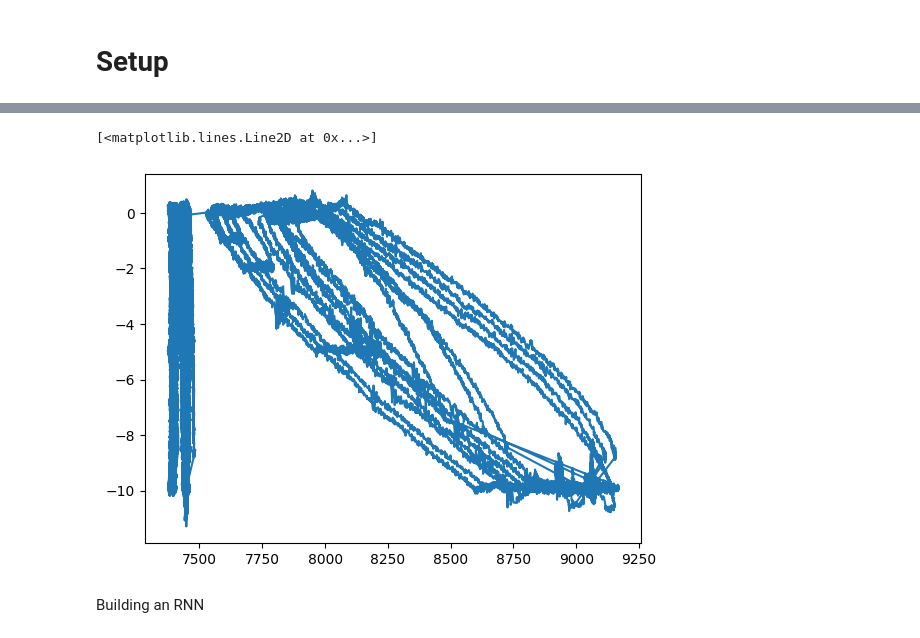
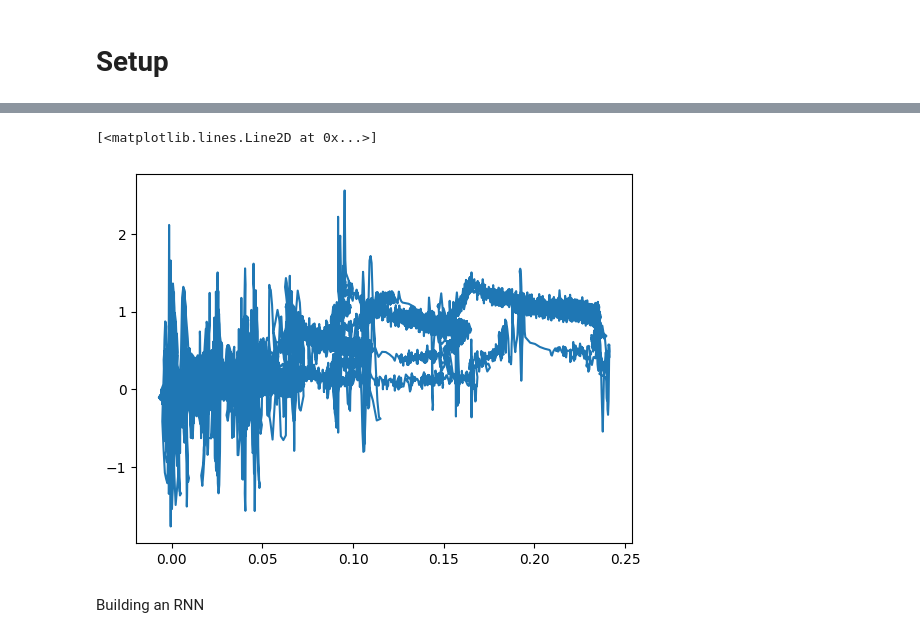
Before and after one commit to LowiekVDS/High-Resolution-Three-axis-Force-Sensing-for-Robotic-Fingertips, a Jupyter notebook: notebooks/hysteresis.ipynb, the cells around one changed output, grey strips where cells are left out. Drawn from its saved outputs; the diff is of its cells as text; code cells hidden in the pictures.

```diff
--- a/notebooks/hysteresis.ipynb
+++ b/notebooks/hysteresis.ipynb
@@ -142,8 +55,8 @@ plt.plot(split_df['Z2'], split_df['Z'])
-# %%
-plt.plot(split_df['Z0'], split_df['F_z'])
-# %% [output]
-[<matplotlib.lines.Line2D at 0x...>]
-[figure, removed]
+# %%
+plt.plot(normal_force_df['X2'], normal_force_df['F_x'])
+# %% [output]
+[<matplotlib.lines.Line2D at 0x...>]
+[figure, added]
 # %%
 # Plot F_z vs normalized deformation
 min_index = 600
```
Also changed, not shown: parts of 11 cells of this notebook, 7 other files.
